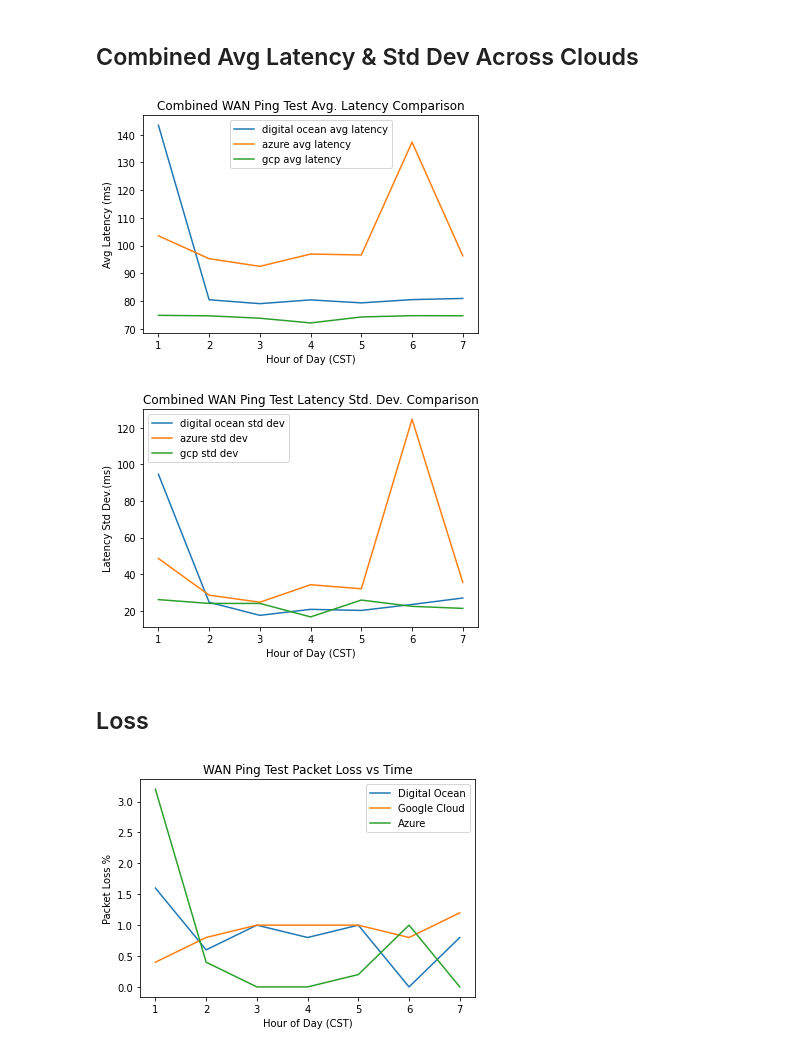
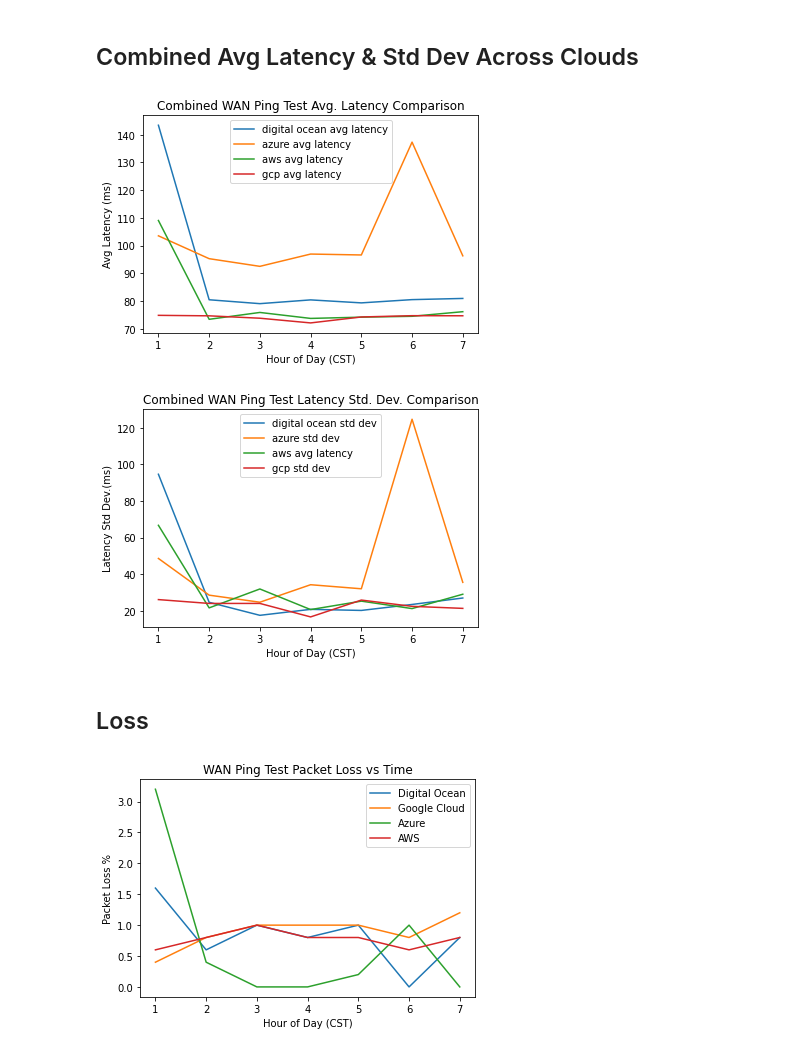
Before and after one commit to yudi-tan/cloud_provider_network_consistency_benchmark, a Jupyter notebook: ping-analysis.ipynb, the cells around one changed output. Drawn from its saved outputs; the diff is of its cells as text; code cells hidden in the pictures.

Commit message:
Added more logs for aws WAN ping test + updated analysis to plot them

```diff
--- a/ping-analysis.ipynb
+++ b/ping-analysis.ipynb
@@ -251,7 +253,7 @@ create_avg_and_std_line_plots(gcp_wan_ping_latencies, "Google Cloud", True)
 # %%
 plt.plot(range(1,8), [np.mean(do_wan_ping_latencies[i]) for i in range(1,8)], label="digital ocean avg latency")
 plt.plot(range(1,8), [np.mean(azure_wan_ping_latencies[i]) for i in range(1,8)], label="azure avg latency")
-#plt.plot(range(1,8), [np.mean(aws_wan_ping_latencies[i]) for i in range(1,8)], label="aws avg latency")
+plt.plot(range(1,8), [np.mean(aws_wan_ping_latencies[i]) for i in range(1,8)], label="aws avg latency")
 plt.plot(range(1,8), [np.mean(gcp_wan_ping_latencies[i]) for i in range(1,8)], label="gcp avg latency")
 plt.xlabel("Hour of Day (CST)")
 plt.xticks(range(1, 8, 1))
@@ -260,27 +262,27 @@ plt.ylabel("Avg Latency (ms)")
 plt.legend()
 plt.show()
 # %% [output]
-[figure, old version]
+[figure, new version]
 # %%
 plt.plot(range(1,8), [np.std(do_wan_ping_latencies[i]) for i in range(1,8)], label="digital ocean std dev")
 plt.plot(range(1,8), [np.std(azure_wan_ping_latencies[i]) for i in range(1,8)], label="azure std dev")
-#plt.plot(range(1,8), [np.std(aws_wan_ping_latencies[i]) for i in range(1,8)], label="aws avg latency")
+plt.plot(range(1,8), [np.std(aws_wan_ping_latencies[i]) for i in range(1,8)], label="aws avg latency")
 plt.plot(range(1,8), [np.std(gcp_wan_ping_latencies[i]) for i in range(1,8)], label="gcp std dev")
 plt.xlabel("Hour of Day (CST)")
 plt.xticks(range(1, 8, 1))
 plt.title("Combined WAN Ping Test Latency Std. Dev. Comparison")
 plt.ylabel("Latency Std Dev.(ms)")
 plt.legend()
 plt.show()
 # %% [output]
-[figure, old version]
+[figure, new version]
 # %% [markdown]
 ## Loss
 # %%
 plt.plot(range(1,8), [do_wan_ping_losses[i] for i in range(1,8)], label="Digital Ocean")
 plt.plot(range(1,8), [gcp_wan_ping_losses[i] for i in range(1,8)], label="Google Cloud")
 plt.plot(range(1,8), [azure_wan_ping_losses[i] for i in range(1,8)], label="Azure")
-#plt.plot(range(1,8), [aws_wan_ping_losses[i] for i in range(1,8)], label="AWS")
+plt.plot(range(1,8), [aws_wan_ping_losses[i] for i in range(1,8)], label="AWS")
 plt.xlabel("Hour of Day (CST)")
 plt.xticks(range(1, 8, 1))
 plt.ylabel("Packet Loss %")
@@ -288,4 +290,4 @@ plt.legend()
 plt.title("WAN Ping Test Packet Loss vs Time")
 plt.show()
 # %% [output]
-[figure, old version]
+[figure, new version]
```
Also changed, not shown: parts of 2 cells of this notebook, 11 other files.
